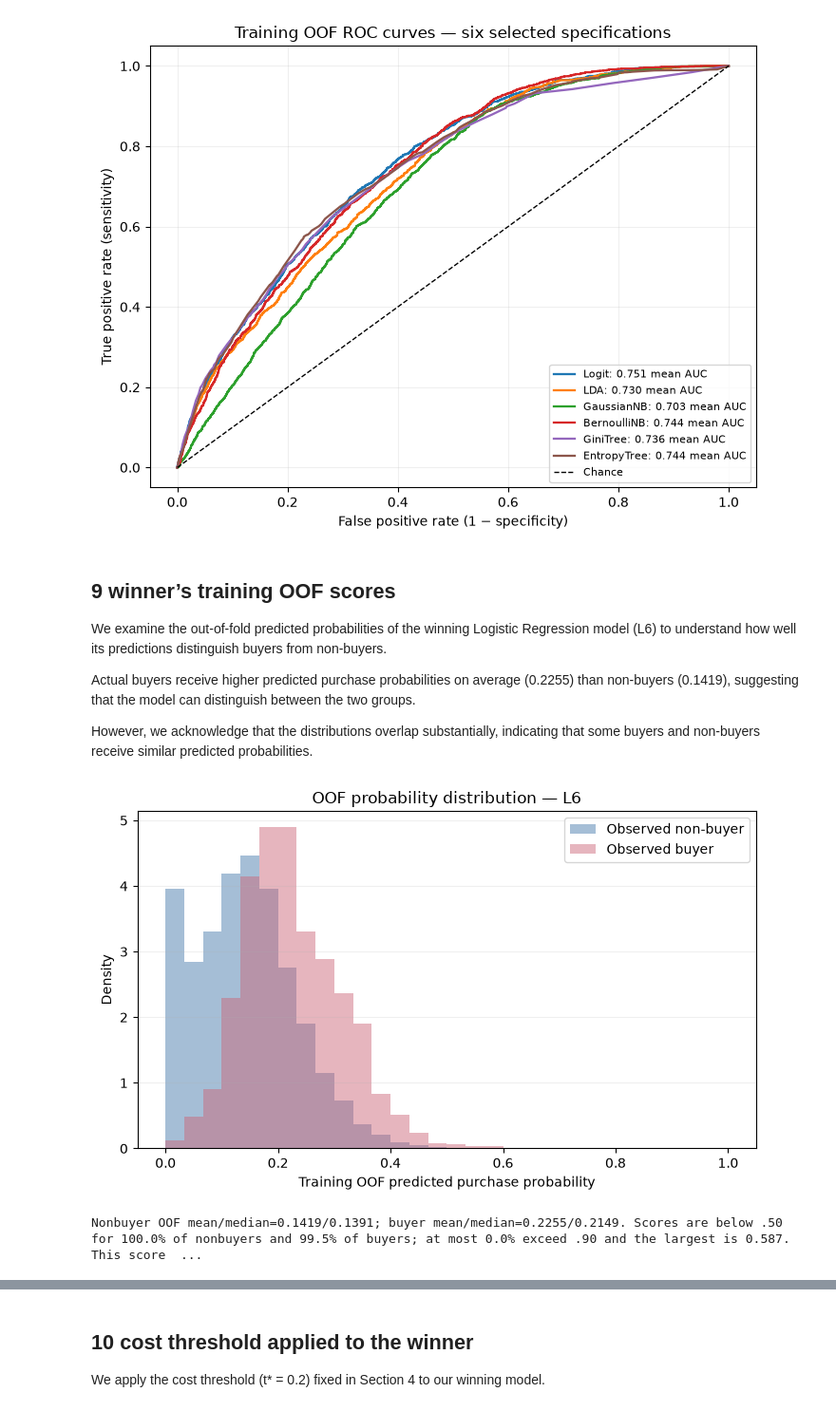
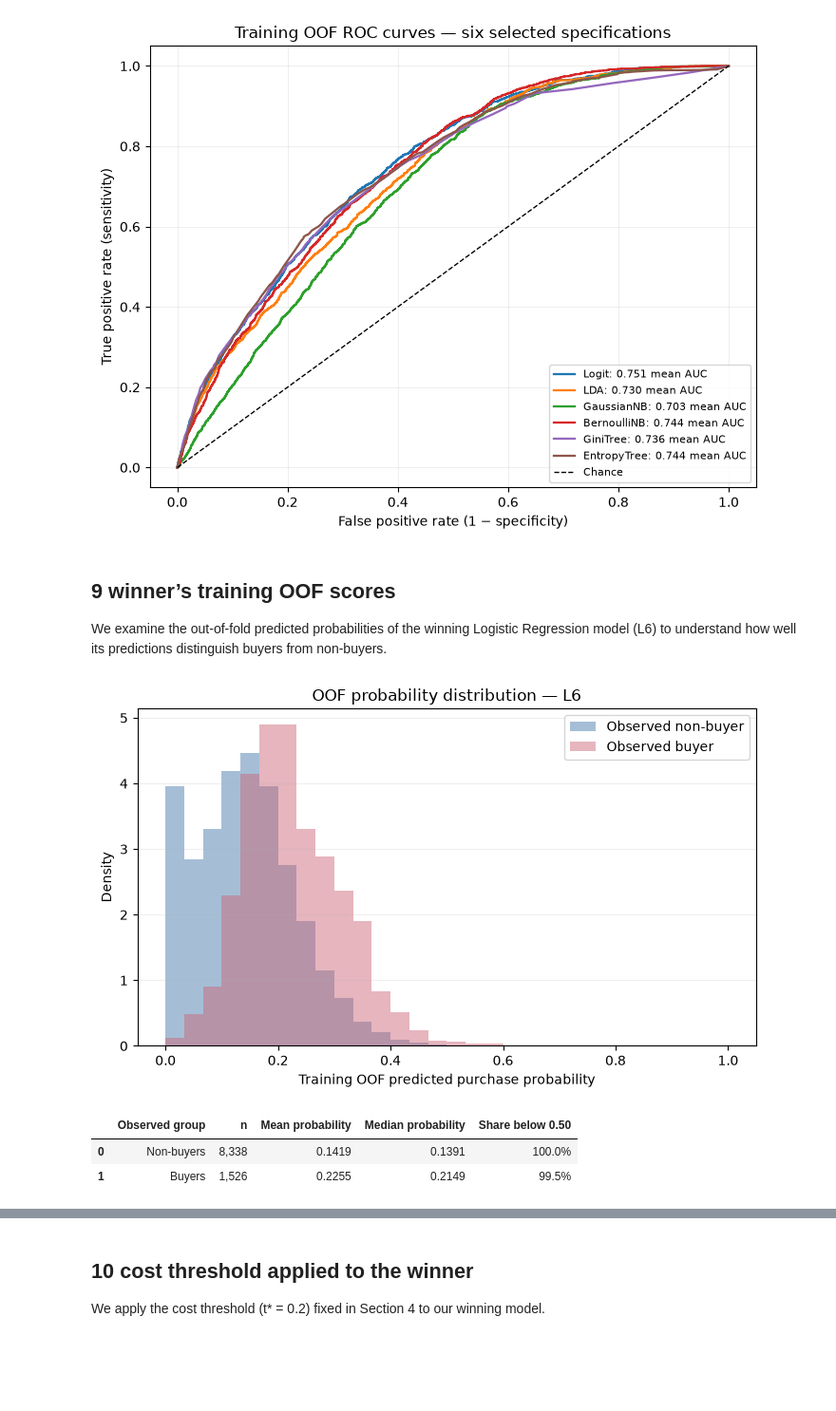
Before and after one commit to lyd-sg/Statistical-Learning, a Jupyter notebook: online_shoppers_analysis.ipynb, the cells around one changed output, grey strips where cells are left out. Shown at 95% size. Saved outputs shown, nothing was run; the diff lists cells and outputs as text; code cells hidden in the pictures; blank space fills up the shorter version.

Commit message:
docs: move iteration notes and final summary to Markdown; tabulate OOF scores

```diff
--- a/online_shoppers_analysis.ipynb
+++ b/online_shoppers_analysis.ipynb
@@ -1825,31 +1796,39 @@ roc_leader=FINALISTS.sort_values(['mean_auc','candidate'],ascending=[False,True]
 ## 9 winner’s training OOF scores
 
 We examine the out-of-fold predicted probabilities of the winning Logistic Regression model (L6) to understand how well its predictions distinguish buyers from non-buyers.
-
-Actual buyers receive higher predicted purchase probabilities on average (0.2255) than non-buyers (0.1419), suggesting that the model can distinguish between the two groups.
-
-However, we acknowledge that the distributions overlap substantially, indicating that some buyers and non-buyers receive similar predicted probabilities.
 # %%
 fig,ax=plt.subplots(figsize=(7.2,4.5))
 for cls,color,name in [(0,'#4477AA','Observed non-buyer'),(1,'#CC6677','Observed buyer')]:
     ax.hist(WINNER_OOF[np.asarray(ytr)==cls],bins=np.linspace(0,1,31),
             density=True,alpha=.48,color=color,label=name)
 ax.set(xlabel='Training OOF predicted purchase probability',ylabel='Density',
        title=f'OOF probability distribution — {WINNER_DISPLAY}')
 ax.legend(); ax.grid(axis='y',alpha=.2); fig.tight_layout()
 display(fig); plt.close(fig)
 hist_rows=[]
 for cls,name in [(0,'Observed non-buyer'),(1,'Observed buyer')]:
     values=WINNER_OOF[np.asarray(ytr)==cls]
     hist_rows.append({'observed_group':name,'sessions':len(values),'mean_probability':float(values.mean()),
       'median_probability':float(np.median(values)),'share_below_0.10':float(np.mean(values<.10)),
       'share_below_0.50':float(np.mean(values<.50)),'share_above_0.90':float(np.mean(values>.90)),
       'maximum_probability':float(values.max())})
 WINNER_HIST_SUMMARY=pd.DataFrame(hist_rows)
-hist_nonbuyer=WINNER_HIST_SUMMARY.loc[WINNER_HIST_SUMMARY.observed_group.eq('Observed non-buyer')].iloc[0]
-hist_buyer=WINNER_HIST_SUMMARY.loc[WINNER_HIST_SUMMARY.observed_group.eq('Observed buyer')].iloc[0]
-share_high=max(hist_nonbuyer['share_above_0.90'],hist_buyer['share_above_0.90'])
-print(f"Nonbuyer OOF mean/median={hist_nonbuyer.mean_probability:.4f}/{hist_nonbuyer.median_probability:.4f}; buyer mean/median={hist_buyer.mean_probability:.4f}/{hist_buyer.median_probability:.4f}. Scores are below .50 for {hist_nonbuyer['share_below_0.50']:.1%} of nonbuyers and {hist_buyer['share_below_0.50']:.1%} of buyers; at most {share_high:.1%} exceed .90 and the largest is {max(hist_nonbuyer['maximum_probability'],hist_buyer['maximum_probability']):.3f}. This score concentration makes predicted buyer counts sensitive to the chosen cutoff, but does not establish calibration.")
+
+# Show the descriptive statistics as a table rather than a printed explanation.
+OOF_SUMMARY_TABLE=WINNER_HIST_SUMMARY[[
+    'observed_group','sessions','mean_probability','median_probability','share_below_0.50'
+]].copy()
+OOF_SUMMARY_TABLE['observed_group']=OOF_SUMMARY_TABLE['observed_group'].replace({
+    'Observed non-buyer':'Non-buyers','Observed buyer':'Buyers'})
+OOF_SUMMARY_TABLE['mean_probability']=OOF_SUMMARY_TABLE['mean_probability'].map(lambda x:f'{x:.4f}')
+OOF_SUMMARY_TABLE['median_probability']=OOF_SUMMARY_TABLE['median_probability'].map(lambda x:f'{x:.4f}')
+OOF_SUMMARY_TABLE['share_below_0.50']=OOF_SUMMARY_TABLE['share_below_0.50'].map(lambda x:f'{x:.1%}')
+OOF_SUMMARY_TABLE=OOF_SUMMARY_TABLE.rename(columns={
+    'observed_group':'Observed group','sessions':'n','mean_probability':'Mean probability',
+    'median_probability':'Median probability','share_below_0.50':'Share below 0.50'})
+display(OOF_SUMMARY_TABLE.reset_index(drop=True))
 # %% [output]
 [figure]
-Nonbuyer OOF mean/median=0.1419/0.1391; buyer mean/median=0.2255/0.2149. Scores are below .50 for 100.0% of nonbuyers and 99.5% of buyers; at most 0.0% exceed .90 and the largest is 0.587. This score  ...
+|  | Observed group | n | Mean probability | Median probability | Share below 0.50 |
+| 0 | Non-buyers | 8,338 | 0.1419 | 0.1391 | 100.0% |
+| 1 | Buyers | 1,526 | 0.2255 | 0.2149 | 99.5% |
```
Also changed, not shown: parts of 12 cells of this notebook.
